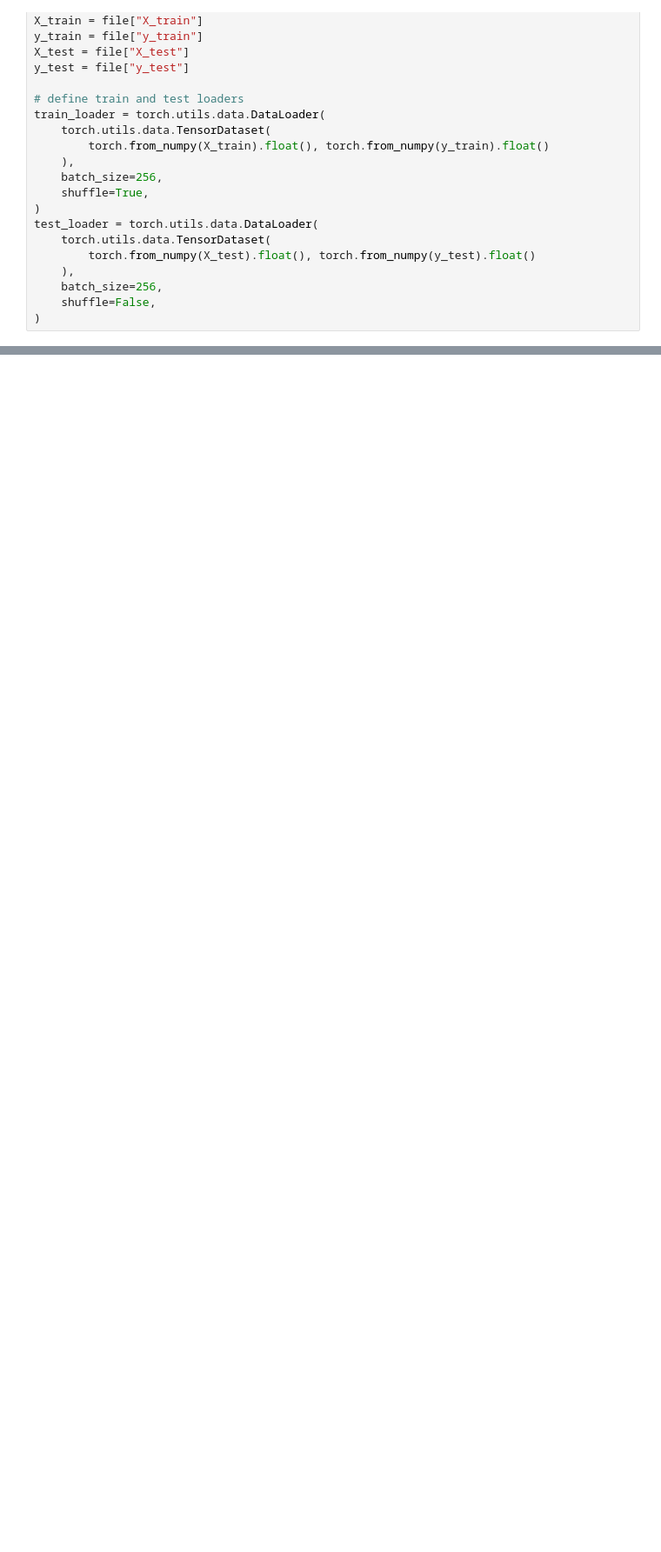
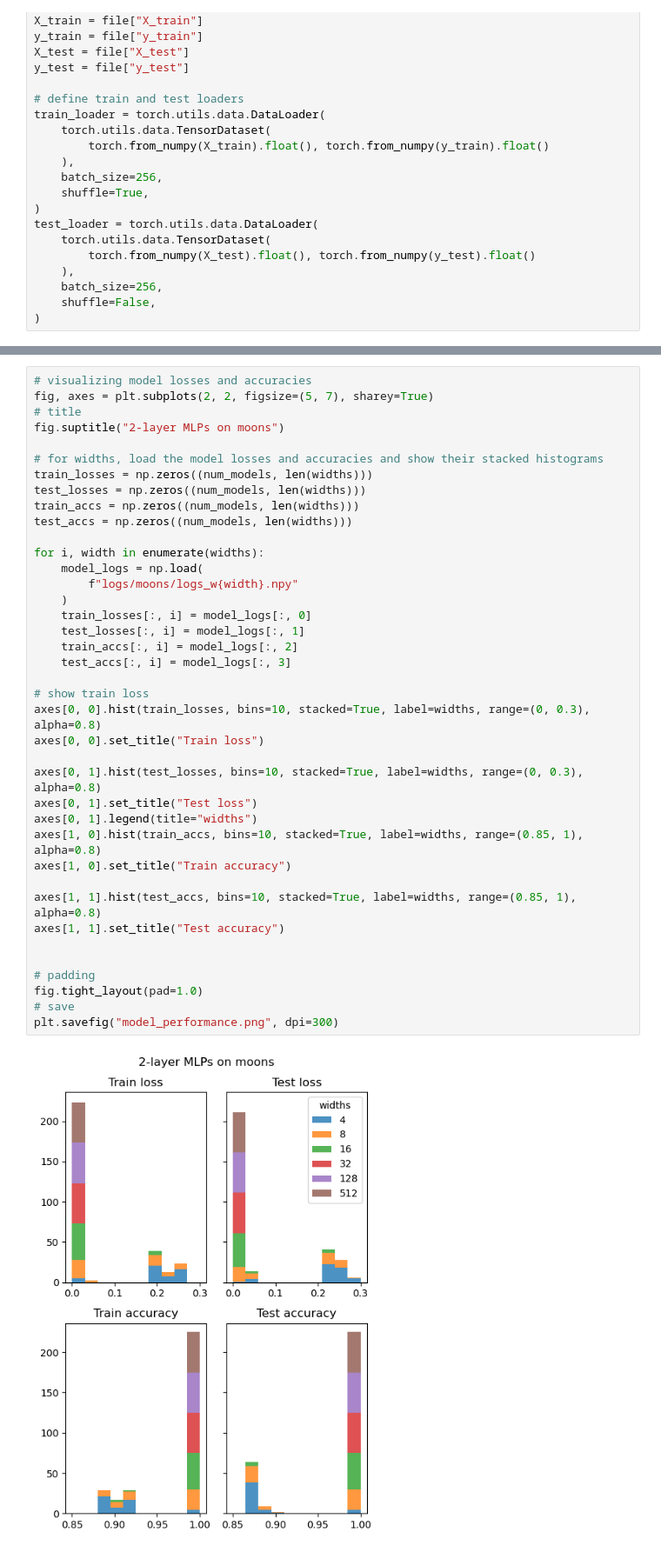
Before and after one commit to Adhithyan8/linear-mode-connectivity, a Jupyter notebook: playground4.ipynb, the cells around one changed output, grey strips where cells are left out. Shown at 87% size. Drawn from its saved outputs; the diff is of its cells as text; blank space fills up the shorter version.

```diff
--- a/playground4.ipynb
+++ b/playground4.ipynb
@@ -80,0 +80,41 @@ for width in widths:
+# %%
+# visualizing model losses and accuracies
+fig, axes = plt.subplots(2, 2, figsize=(5, 7), sharey=True)
+# title
+fig.suptitle("2-layer MLPs on moons")
+
+# for widths, load the model losses and accuracies and show their stacked histograms
+train_losses = np.zeros((num_models, len(widths)))
+test_losses = np.zeros((num_models, len(widths)))
+train_accs = np.zeros((num_models, len(widths)))
+test_accs = np.zeros((num_models, len(widths)))
+
+for i, width in enumerate(widths):
+    model_logs = np.load(
+        f"logs/moons/logs_w{width}.npy"
+    )
+    train_losses[:, i] = model_logs[:, 0]
+    test_losses[:, i] = model_logs[:, 1]
+    train_accs[:, i] = model_logs[:, 2]
+    test_accs[:, i] = model_logs[:, 3]
+
+# show train loss
+axes[0, 0].hist(train_losses, bins=10, stacked=True, label=widths, range=(0, 0.3), alpha=0.8)
+axes[0, 0].set_title("Train loss")
+
+axes[0, 1].hist(test_losses, bins=10, stacked=True, label=widths, range=(0, 0.3), alpha=0.8)
+axes[0, 1].set_title("Test loss")
+axes[0, 1].legend(title="widths")
+axes[1, 0].hist(train_accs, bins=10, stacked=True, label=widths, range=(0.85, 1), alpha=0.8)
+axes[1, 0].set_title("Train accuracy")
+
+axes[1, 1].hist(test_accs, bins=10, stacked=True, label=widths, range=(0.85, 1), alpha=0.8)
+axes[1, 1].set_title("Test accuracy")
+
+
+# padding
+fig.tight_layout(pad=1.0)
+# save
+plt.savefig("model_performance.png", dpi=300)
+# %% [output]
+[figure, added]
```
Also changed, not shown: parts of 10 cells of this notebook, 4 other files.
